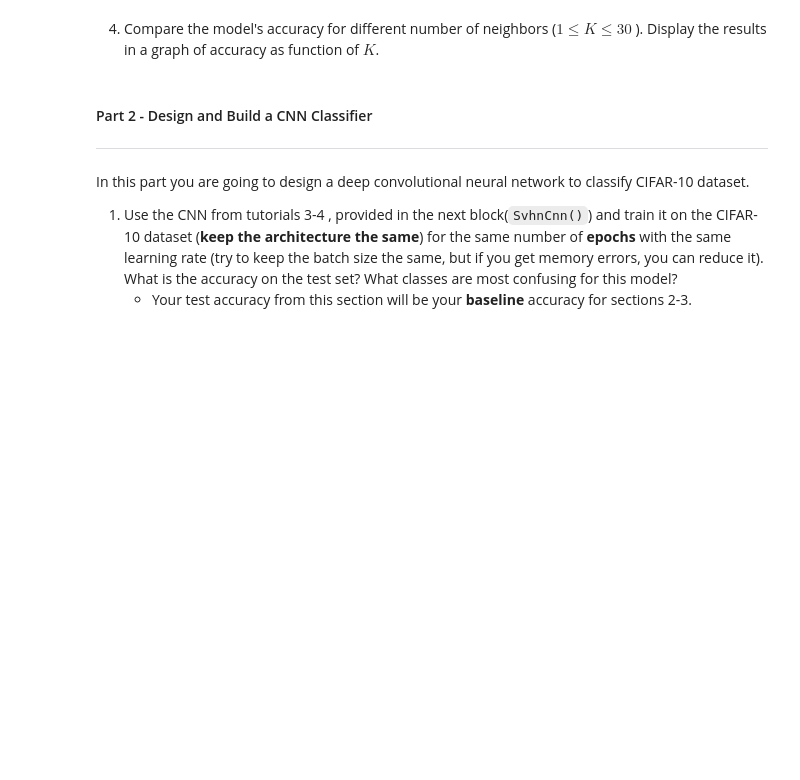
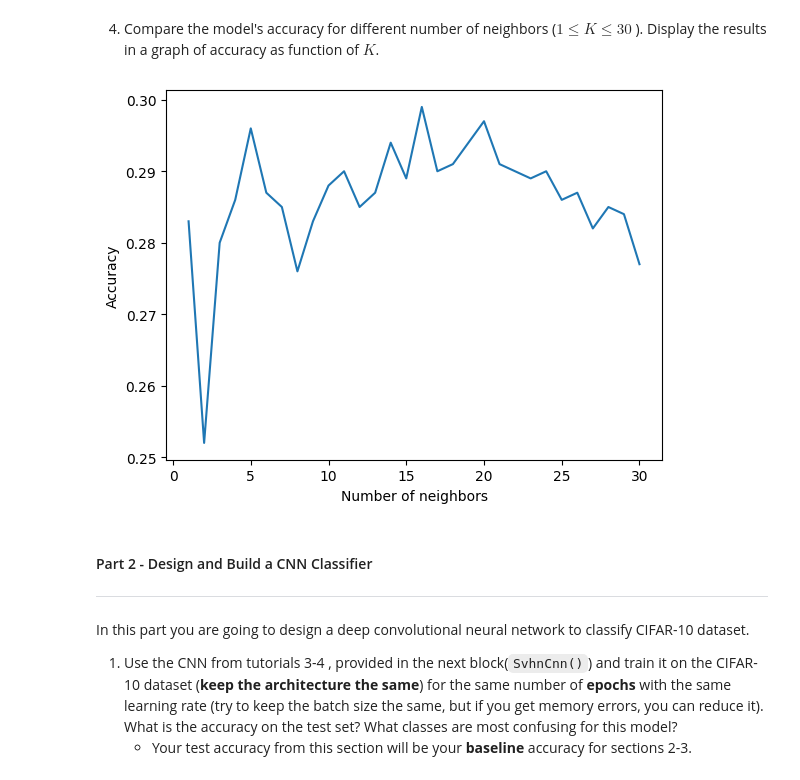
Before and after one commit to oronbar/046746---Algorithms-and-Applications-in-Computer-Vision, a Jupyter notebook: hw1_classification_foundation_models/ee046746_hw2_classification_foundation_models.ipynb, the cells around one changed output. Drawn from its saved outputs; the diff is of its cells as text; code cells hidden in the pictures; blank space fills up the shorter version.

```diff
--- a/hw1_classification_foundation_models/ee046746_hw2_classification_foundation_models.ipynb
+++ b/hw1_classification_foundation_models/ee046746_hw2_classification_foundation_models.ipynb
@@ -62,5 +133,23 @@ In this part we are going to examine the performance of a classical classifier o
 # %% [markdown]
 4. Compare the model's accuracy for different number of neighbors ($1 \leq K \leq 30$ ). Display the results in a graph of accuracy as function of $K$.
+# %%
+# Create the K-NN classifiers for different number of neighbors - 1 <= K <= 30
+knn_list = [neighbors.KNeighborsClassifier(n_neighbors=k) for k in range(1, 31)]
+
+# Train the models
+for knn in knn_list:
+    knn.fit(train_data, train_labels)
+
+# Calculate the accuracy for each model
+accuracy_list = [knn.score(test_data, test_labels) for knn in knn_list]
+
+# Plot the accuracy as function of K
+plt.plot(range(1, 31), accuracy_list)
+plt.xlabel('Number of neighbors')
+plt.ylabel('Accuracy')
+plt.show()
+# %% [output]
+[figure, added]
 # %% [markdown]
 #### Part 2 - Design and Build a CNN Classifier
 ---
```
Also changed, not shown: parts of 5 cells of this notebook.
